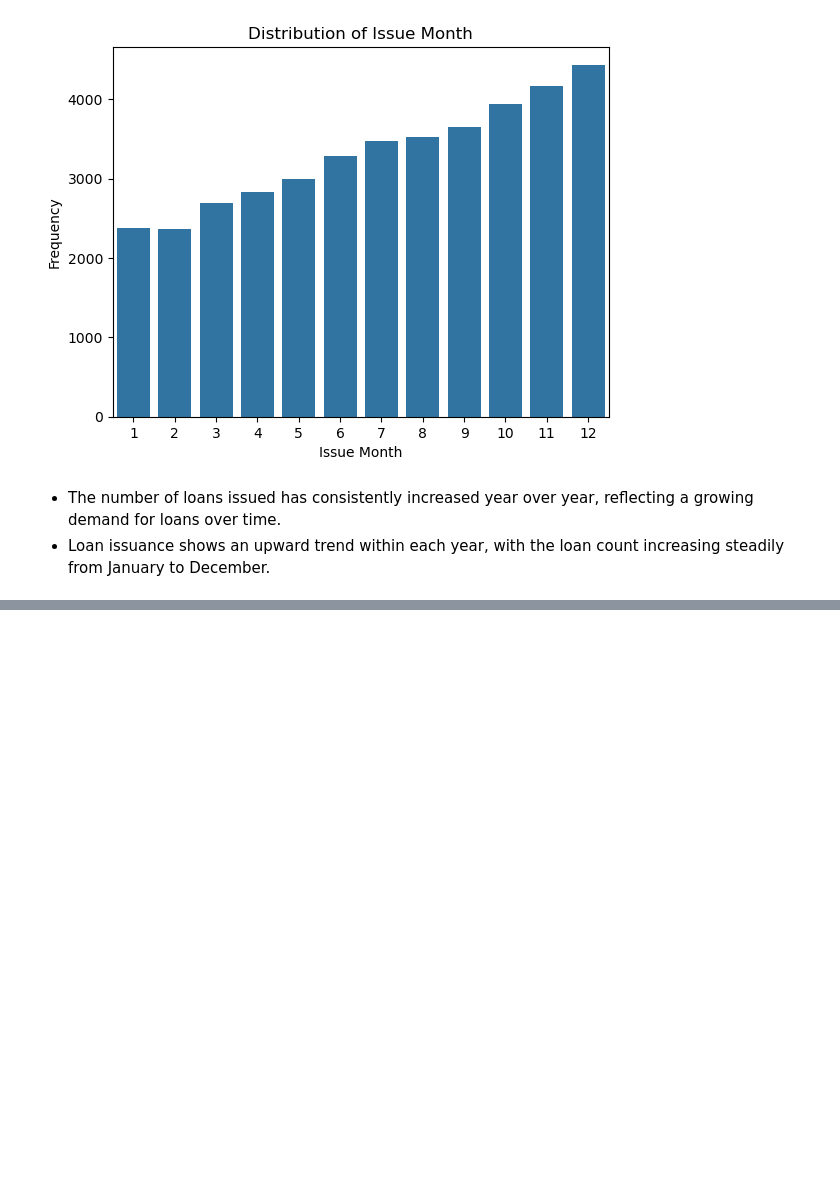
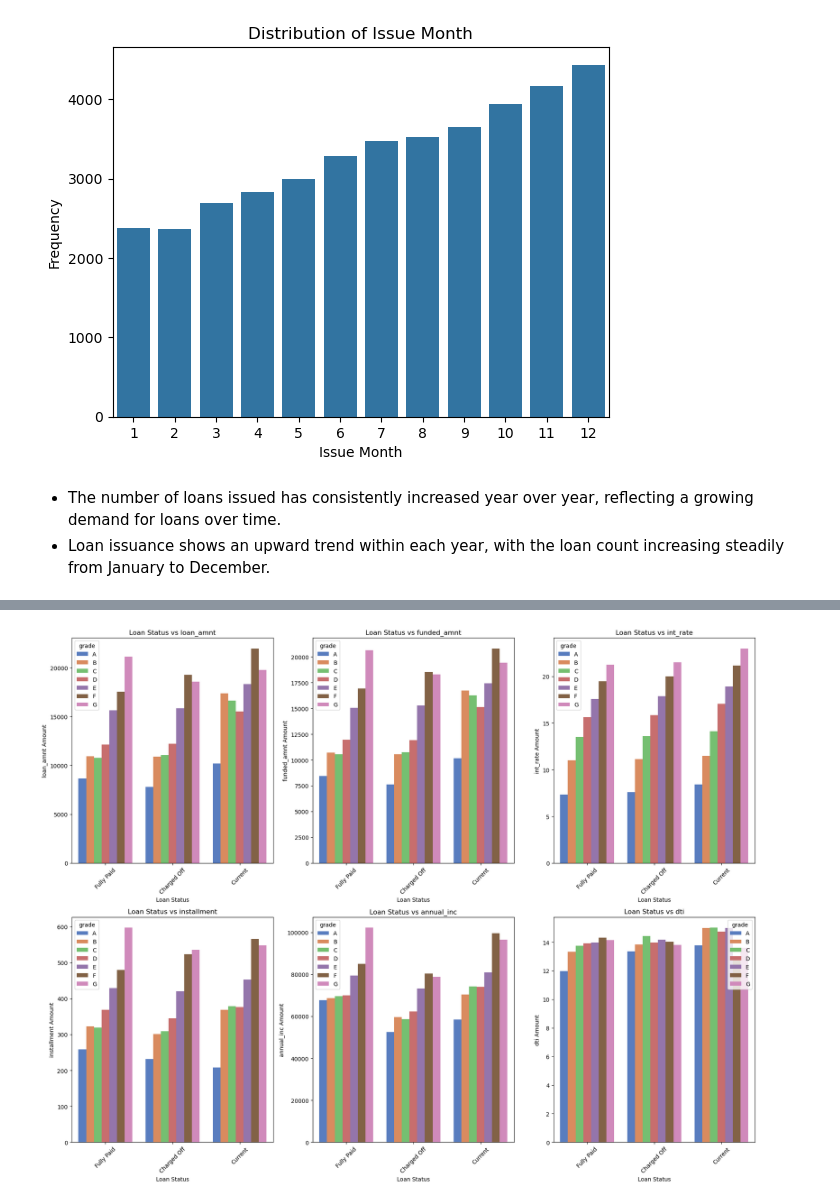
Before and after one commit to gauravkumarsahoo/lending-club-case-study, a Jupyter notebook: lending_club_case_study.ipynb, the cells around one changed output, grey strips where cells are left out. Cells and saved outputs as stored; diff of their text form; code cells hidden in the pictures; blank space fills up the shorter version.

```diff
--- a/lending_club_case_study.ipynb
+++ b/lending_club_case_study.ipynb
@@ -436,9 +273,0 @@ Name: int_rate, dtype: float64
-# %%
-loan_data['term'] = loan_data['term'].str.strip()  # Remove leading/trailing spaces
-loan_data['term'] = loan_data['term'].str.extract('(\d+)')  # Extract the numeric part (using regex)
-
-# Convert the loan term to integer
-loan_data['term'] = loan_data['term'].astype(int)
-
-# Verify the conversion
-print(loan_data['term'].head())
@@ -447,4 +273,0 @@ Step 5: Feature Engineering
-# %%
-
-loan_data['loan_to_income'] = loan_data['loan_amnt'] / loan_data['annual_inc']
-print(loan_data['loan_to_income'])
@@ -475,0 +286,37 @@ plt.show()
+# %%
+# List of numerical features to plot
+numerical_features = ['loan_amnt', 'funded_amnt', 'int_rate', 'installment', 'annual_inc', 'dti']
+
+# Set up the matplotlib figure with 2 rows and 3 columns (2x3 grid)
+fig, axes = plt.subplots(nrows=2, ncols=3, figsize=(18, 14))
+
+# Flatten axes for easy iteration
+axes = axes.flatten()
+
+# Define the order for grades
+grade_order = ['A', 'B', 'C', 'D', 'E', 'F', 'G']
+
+# Loop through each subplot and create a bar plot
+for ax, col in zip(axes, numerical_features):
+    sns.barplot(
+        data=loan_data,
+        x='loan_status',
+        y=col,
+        ax=ax,
+        errorbar=None,
+        palette='muted',
+        hue='grade',
+        hue_order=grade_order  # Set the grade order
+    )
+    ax.set_title(f'Loan Status vs {col}')
+    ax.set_xlabel('Loan Status')
+    ax.set_ylabel(f'{col} Amount')
+    ax.tick_params(axis='x', rotation=45)  # Rotate x-axis labels for readability
+
+# Adjust layout to avoid overlap
+plt.tight_layout()
+
+# Display the plot
+plt.show()
+# %% [output]
+[figure, added]
```
Also changed, not shown: parts of 30 cells of this notebook.
